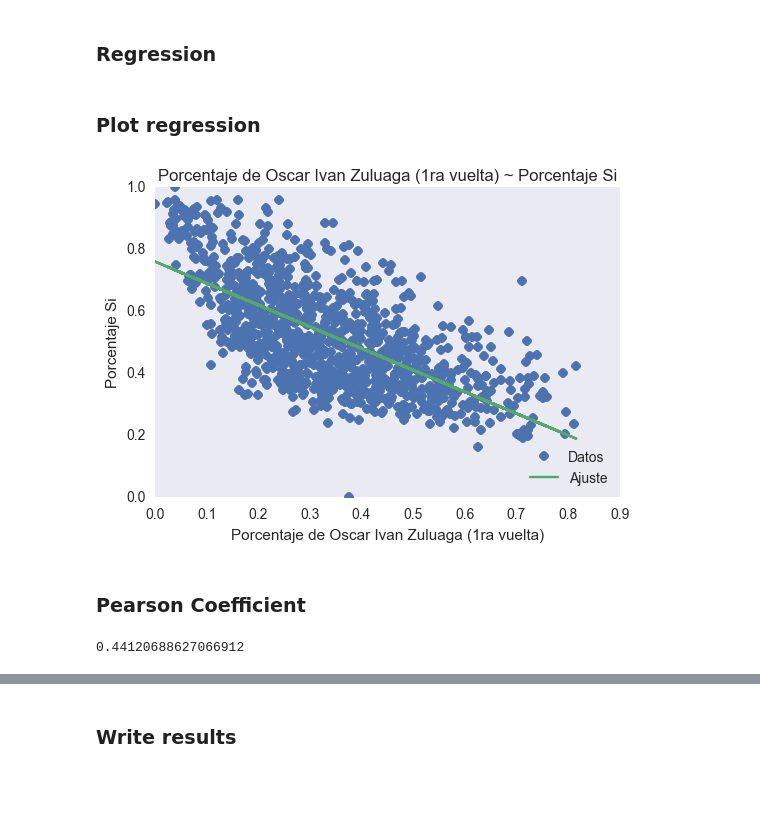
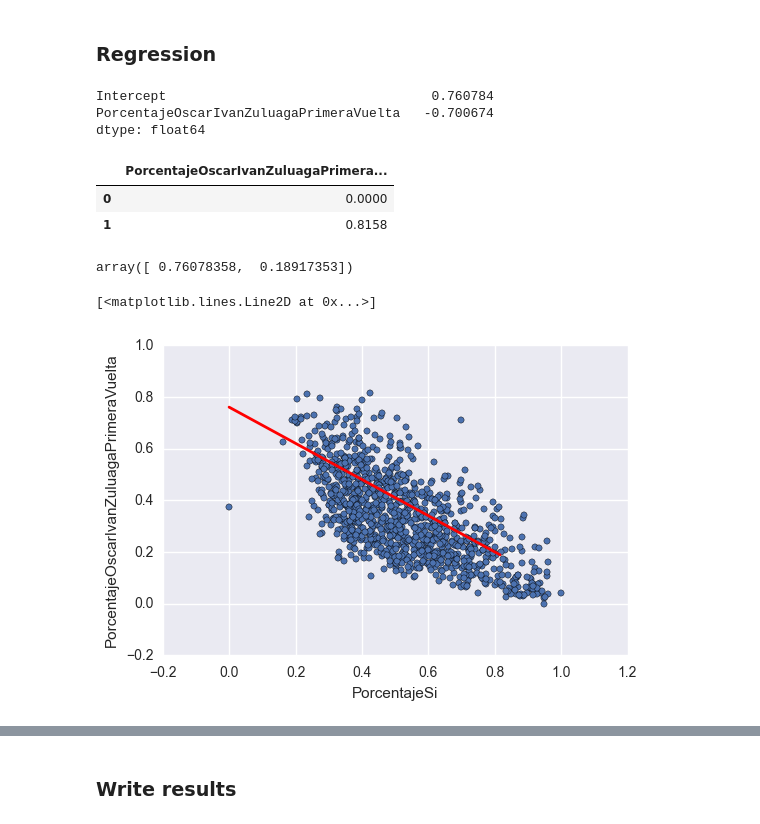
Before and after one commit to mvanegas10/Plebiscito-Colombia-2016, a Jupyter notebook: regresion.ipynb, the cells around one changed output, grey strips where cells are left out. Cells and saved outputs as stored; diff of their text form; code cells hidden in the pictures; blank space fills up the shorter version.

```diff
--- a/regresion.ipynb
+++ b/regresion.ipynb
@@ -78,19 +52,33 @@ for i in range(len(variables)):
-# %% [markdown]
-### Plot regression
-# %%
-plt.plot(np.array(municipios['Porcentaje de Oscar Ivan Zuluaga (1ra vuelta)']),np.array(municipios['Porcentaje Si']),'o', label='Datos')
-plt.plot(np.array(municipios['Porcentaje de Oscar Ivan Zuluaga (1ra vuelta)']), results['Porcentaje Si']['Porcentaje de Oscar Ivan Zuluaga (1ra vuelta)'][0]*np.array(municipios['Porcentaje de Oscar Ivan Zuluaga (1ra vuelta)']) + results['Porcentaje Si']['Porcentaje de Oscar Ivan Zuluaga (1ra vuelta)'][1], label='Ajuste')
-plt.xlabel('Porcentaje de Oscar Ivan Zuluaga (1ra vuelta)')
-plt.ylabel('Porcentaje Si')
-plt.title('Porcentaje de Oscar Ivan Zuluaga (1ra vuelta) ~ Porcentaje Si')
-plt.grid()
-plt.legend(loc=4)
-plt.show()
-# %% [output]
-[figure, removed]
-# %% [markdown]
-### Pearson Coefficient
-# %%
-results['Porcentaje Si']['Porcentaje de Oscar Ivan Zuluaga (1ra vuelta)'][2]
-# %% [output]
-0.44120688627066912
+# %%
+# create a fitted model in one line
+lm = smf.ols(formula="PorcentajeSi ~ PorcentajeOscarIvanZuluagaPrimeraVuelta", data=municipios).fit()
+
+# print the coefficients
+lm.params
+# %% [output]
+Intercept                                  0.760784
+PorcentajeOscarIvanZuluagaPrimeraVuelta   -0.700674
+dtype: float64
+# %%
+# create a DataFrame with the minimum and maximum values of TV
+X_new = pd.DataFrame({'PorcentajeOscarIvanZuluagaPrimeraVuelta': [municipios.PorcentajeOscarIvanZuluagaPrimeraVuelta.min(), municipios.PorcentajeOscarIvanZuluagaPrimeraVuelta.max()]})
+X_new.head()
+# %% [output]
+|  | PorcentajeOscarIvanZuluagaPrimera... |
+| 0 | 0.0000 |
+| 1 | 0.8158 |
+# %%
+# make predictions for those x values and store them
+preds = lm.predict(X_new)
+preds
+# %% [output]
+array([ 0.76078358,  0.18917353])
+# %%
+# first, plot the observed data
+municipios.plot(kind='scatter', x='PorcentajeSi', y='PorcentajeOscarIvanZuluagaPrimeraVuelta')
+
+# then, plot the least squares line
+plt.plot(X_new, preds, c='red', linewidth=2)
+# %% [output]
+[<matplotlib.lines.Line2D at 0x...>]
+[figure, added]
```
Also changed, not shown: parts of 8 cells of this notebook, 2 other files.
